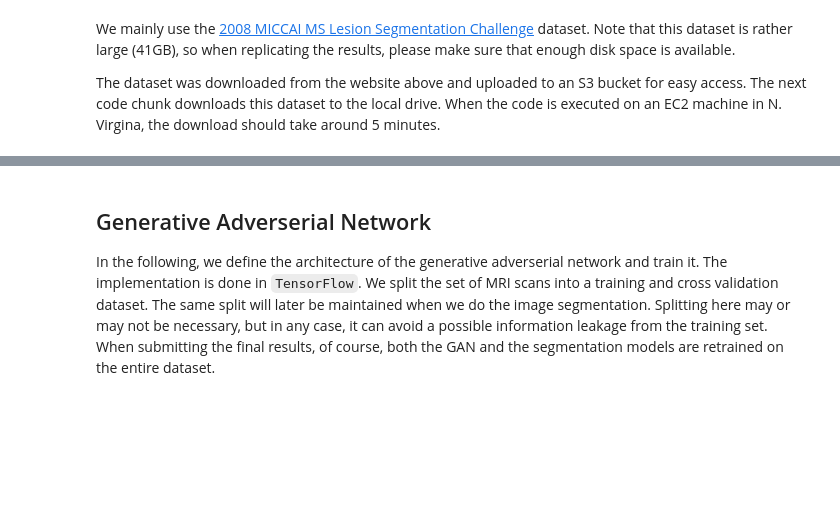
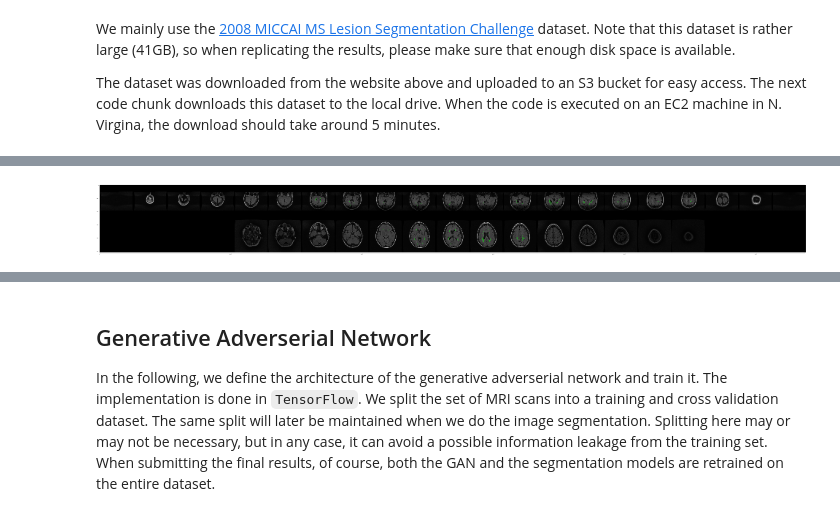
Before and after one commit to NOllAl/CSCI82Project, a Jupyter notebook: CSCI82 - Final project.ipynb, the cells around one changed output, grey strips where cells are left out. Saved outputs shown, nothing was run; the diff lists cells and outputs as text; code cells hidden in the pictures; blank space fills up the shorter version.

```diff
--- a/CSCI82 - Final project.ipynb
+++ b/CSCI82 - Final project.ipynb
@@ -123,0 +269,9 @@ plt.imshow(A[197, :, :], cmap='gray')
+# %%
+rescaled_FLAIR = sitk.Cast(sitk.RescaleIntensity(B_FLAIR), sitk.sitkUInt8)
+O_FLAIR = sitk.LabelOverlay(rescaled_FLAIR, B_lesion, 0.5)
+myshow3d(O_FLAIR,
+         yslices=range(50, WIDTH - 50, 20),
+         zslices=range(50, DEPTH - 50, 20),
+         dpi=10)
+# %% [output]
+[figure, added]
```
Also changed, not shown: parts of 27 cells of this notebook.
